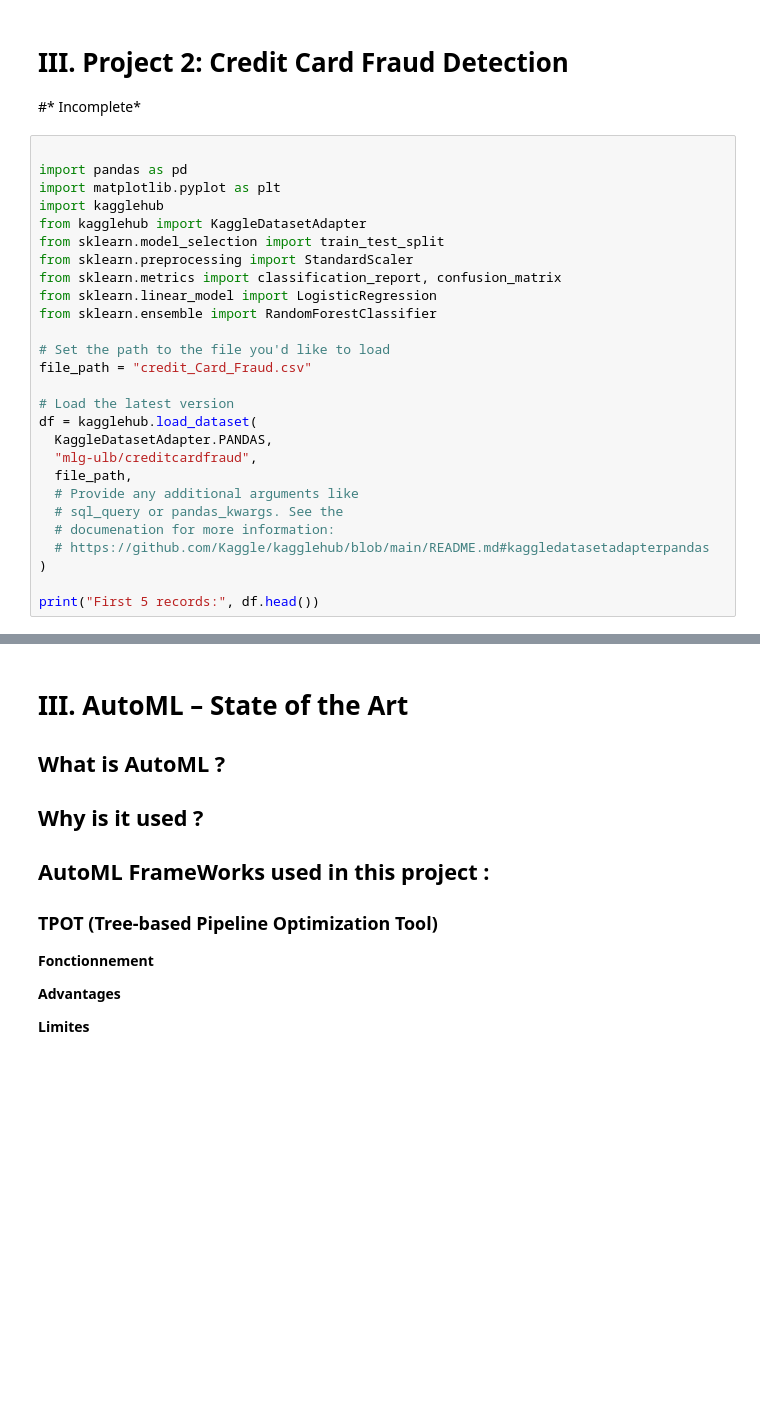
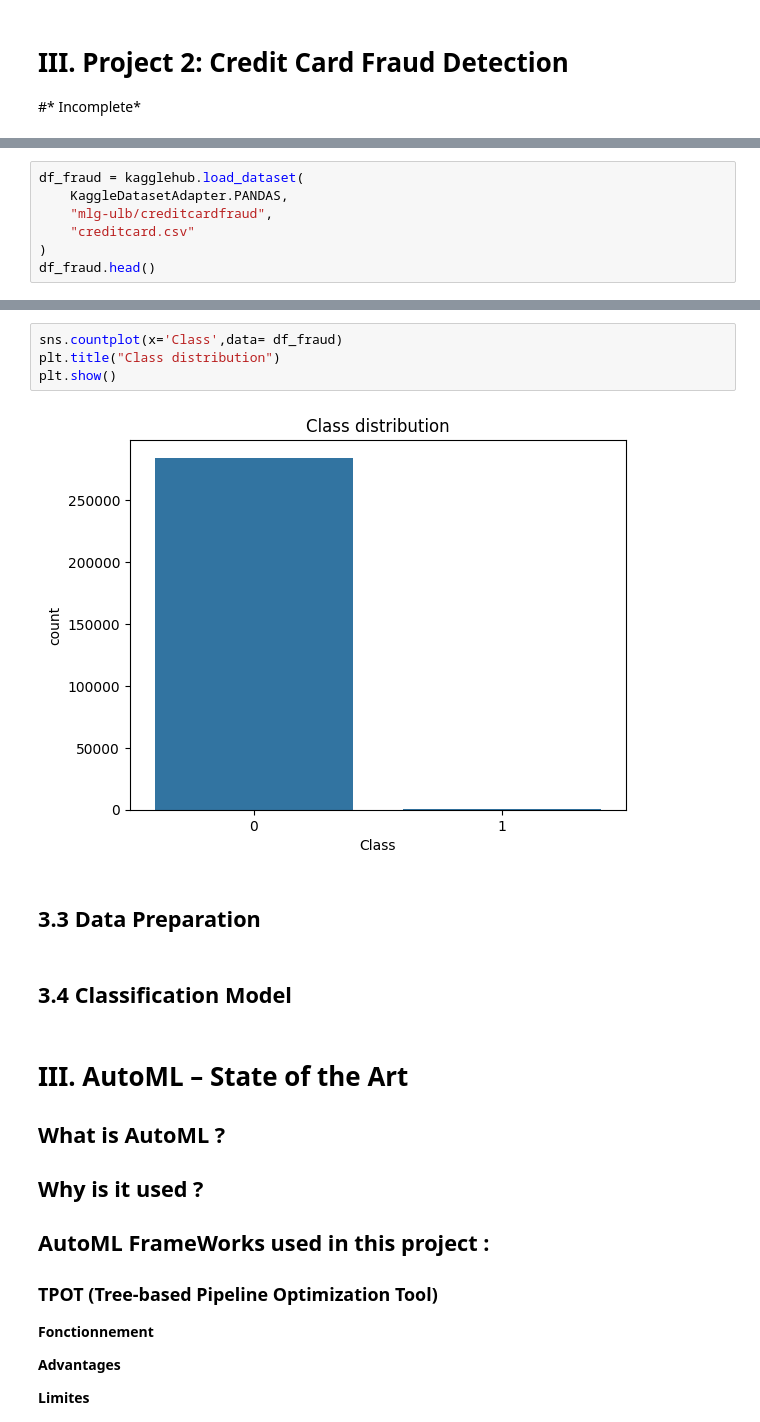
Before and after one commit to zohir22s/Souyeh-Zouhir-ML-AutoML-Homework, a Jupyter notebook: Souyeh_Zouhir_ML_AutoML_Homework.ipynb, the cells around one changed output, grey strips where cells are left out. Drawn from its saved outputs; the diff is of its cells as text; blank space fills up the shorter version.

```diff
--- a/Souyeh_Zouhir_ML_AutoML_Homework.ipynb
+++ b/Souyeh_Zouhir_ML_AutoML_Homework.ipynb
@@ -133,30 +135,3 @@ plt.show()
 # III. Project 2: Credit Card Fraud Detection
 
 #* Incomplete*
-# %%
-
-import pandas as pd
-import matplotlib.pyplot as plt
-import kagglehub
-from kagglehub import KaggleDatasetAdapter
-from sklearn.model_selection import train_test_split
-from sklearn.preprocessing import StandardScaler
-from sklearn.metrics import classification_report, confusion_matrix
-from sklearn.linear_model import LogisticRegression
-from sklearn.ensemble import RandomForestClassifier
-
-# Set the path to the file you'd like to load
-file_path = "credit_Card_Fraud.csv"
-
-# Load the latest version
-df = kagglehub.load_dataset(
-  KaggleDatasetAdapter.PANDAS,
-  "mlg-ulb/creditcardfraud",
-  file_path,
-  # Provide any additional arguments like
-  # sql_query or pandas_kwargs. See the
-  # documenation for more information:
-  # https://github.com/Kaggle/kagglehub/blob/main/README.md#kaggledatasetadapterpandas
-)
-
-print("First 5 records:", df.head())
@@ -162,0 +140,7 @@ print("First 5 records:", df.head())
+# %%
+df_fraud = kagglehub.load_dataset(
+    KaggleDatasetAdapter.PANDAS,
+    "mlg-ulb/creditcardfraud",
+    "creditcard.csv"
+)
+df_fraud.head()
@@ -163,3 +166,13 @@ print("First 5 records:", df.head())
+# %%
+sns.countplot(x='Class',data= df_fraud)
+plt.title("Class distribution")
+plt.show()
+# %% [output]
+[figure, added]
+# %% [markdown]
+## 3.3 Data Preparation
+# %% [markdown]
+## 3.4 Classification Model
 # %% [markdown]
 # III. AutoML – State of the Art
 ## What is AutoML ?
```
Also changed, not shown: parts of 6 cells of this notebook.
